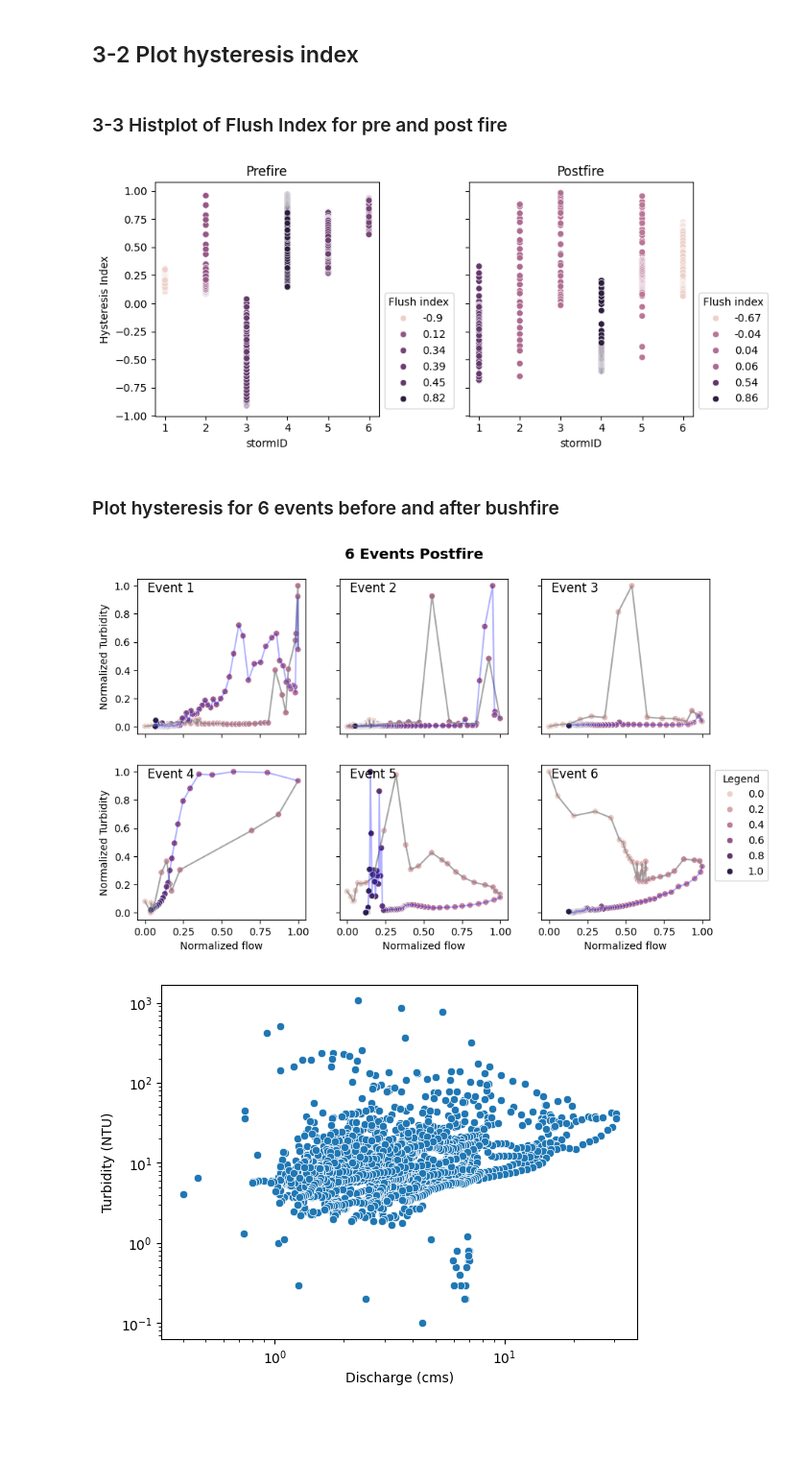
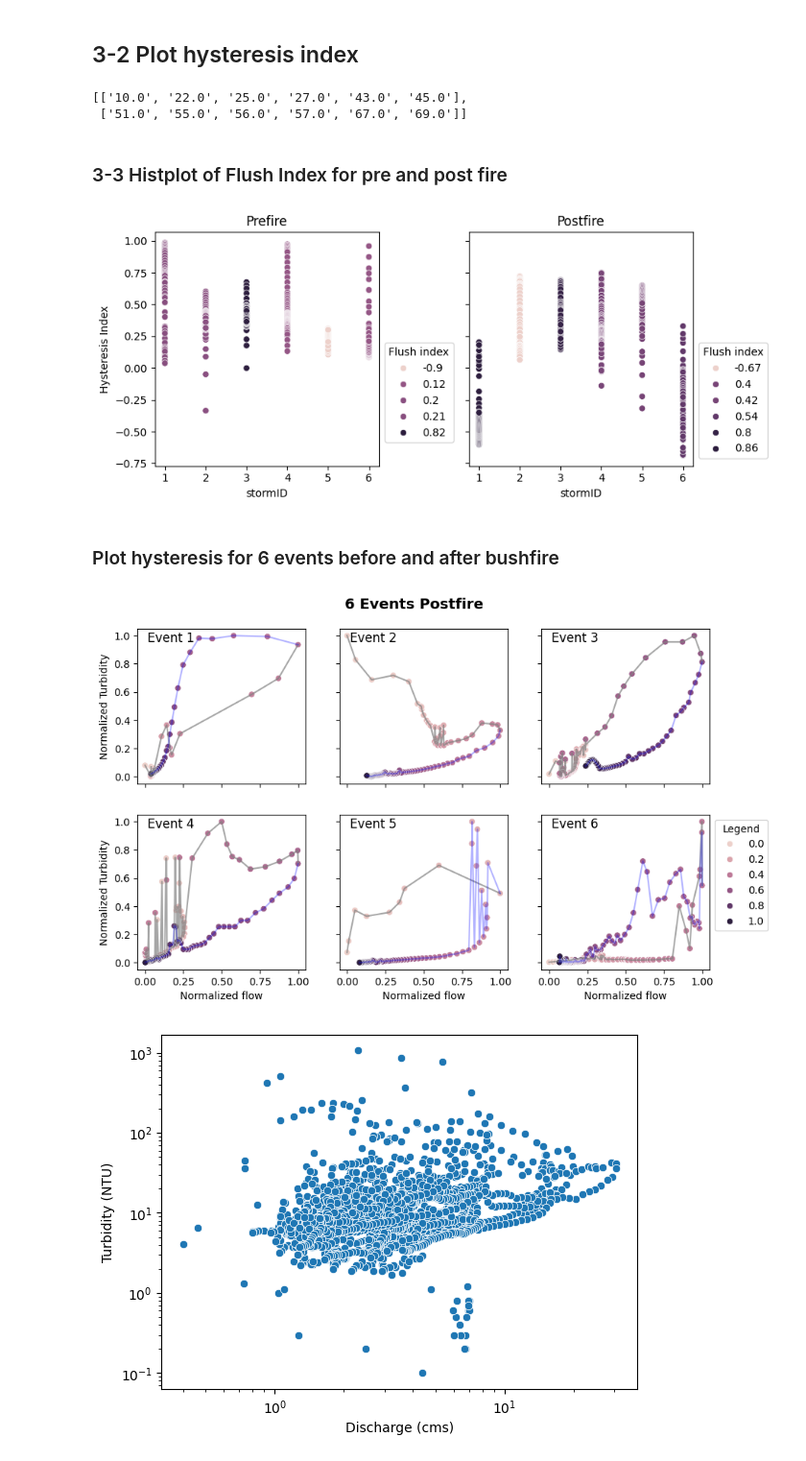
Before and after one commit to QianWanghhu/BushFireWQ, a Jupyter notebook: src/Explore_212058_CQ.ipynb, the cells around one changed output. Shown at 96% size. Cells and saved outputs as stored; diff of their text form; code cells hidden in the pictures; blank space fills up the shorter version.

```diff
--- a/src/Explore_212058_CQ.ipynb
+++ b/src/Explore_212058_CQ.ipynb
@@ -12,8 +14,8 @@ import os
 site = '212058'
 fig_dir = f'../output/figs/{site}/'
 date_postfire = pd.to_datetime('2020-01-17')
-date_postyear = pd.to_datetime('2021-12-30')
-date_preyear = pd.to_datetime('2017-01-01')
+date_postyear = pd.to_datetime('2021-06-30')
+date_preyear = pd.to_datetime('2015-01-01')
 freq = 'Hourly'
 font_size = 14
 Q_thre = 1
@@ -148,13 +129,21 @@ hys_fn = 'QAbove_1_212058_StormEventClean.csv'
 hys_df = pd.read_csv(f'../output/CQ_analysis/{site}/' + hys_fn, index_col='id')
 hys_df['start'] = pd.to_datetime(hys_df['start'], format='mixed', dayfirst=True)
 hys_df['end'] = pd.to_datetime(hys_df['end'], format='mixed', dayfirst=True)
-hys_df.stormID = hys_df.stormID.astype('str')
 pre_hys = hys_df[(hys_df['end'] < date_postfire) & (hys_df['start'] >= date_preyear)].dropna()
 post_hys = hys_df[(hys_df['start'] >= date_postfire) & (hys_df['end'] <= date_postyear)].dropna()
 
 # Select six events of the max peak flow during each periods
 six_events = [pre_hys['q_peak'].nlargest(6).index, post_hys['q_peak'].nlargest(6).index]
 six_eventID = [[pre_hys.loc[ii, :].stormID for ii in six_events[0]], [post_hys.loc[jj, :].stormID for jj in six_events[1]]]
+six_eventID[0].sort()
+six_eventID[1].sort()
+six_eventID[0] = list(map(str, six_eventID[0]))
+six_eventID[1] = list(map(str, six_eventID[1]))
+# %%
+six_eventID
+# %% [output]
+[['10.0', '22.0', '25.0', '27.0', '43.0', '45.0'],
+ ['51.0', '55.0', '56.0', '57.0', '67.0', '69.0']]
 # %%
 # import data
 hys_fn = 'HysteresisEventClean.csv'
@@ -194,46 +183,45 @@ axes[1].legend(loc='upper left', bbox_to_anchor=(1, 0.55), title='Flush index')
 plt.tight_layout()
 plt.savefig(f'{fig_dir}HystFlshIndexScatter.png', format = 'png', dpi=300)
 # %% [output]
-[figure, old version]
+[figure, new version]
 # %% [markdown]
 ### Plot hysteresis for 6 events before and after bushfire
 # %%
 # Select 9 events before and after fire
 # Read storm event data
-Q_thre = 1
 storm_data = pd.read_csv('../output/CQ_analysis/212058/' + \
                         f'Q_above_{Q_thre}_212058_StormEventRefilterData.csv', \
                         index_col = 'id')
 # Set stormID to str format
 # Select six events of the max peak flow during each periods
 fig, axes = plt.subplots(nrows=2, ncols=3, sharex=True, sharey=True, figsize=(10, 6))
 title = ['6 Events Prefire', '6 Events Postfire'][1]
 dt_plot = six_eventID[1] # six_eventID[1] for postfire events and six_eventID[0] for prefire events
 kk = 0
 for ii in range(2):
     for jj in range(3):
         # Simplified condition for legend
         lgnd = kk == 5
         hys_temp = storm_data[storm_data['stormID'] == float(dt_plot[kk])]
         peak_idx = hys_temp['norm_tot_q'].idxmax()
         # Plot the hysteresis for each period
         sns.scatterplot(hys_temp, x = 'norm_tot_q', y ='norm_c', hue='norm_ts', \
                         ax = axes[ii, jj], legend=lgnd)
         sns.lineplot(hys_temp.loc[:peak_idx, :], x = 'norm_tot_q', y ='norm_c', \
                         ax = axes[ii, jj], legend=lgnd, color='grey', alpha=0.7)
         sns.lineplot(hys_temp.loc[peak_idx:, :], x = 'norm_tot_q', y ='norm_c', \
                         ax = axes[ii, jj], legend=lgnd, color='blue', alpha=0.3)
         kk += 1
         axes[ii, jj].set_title(f'Event {kk}', loc='center', pad=10, x=0.2, y=0.85)
     # Set labels
     axes[ii, 0].set_ylabel('Normalized Turbidity')
 for ii in range(3):
     axes[1, ii].set_xlabel('Normalized flow')
 plt.suptitle(title, fontsize=font_size, fontweight='bold', y=0.95)
 axes[1, 2].legend(loc='upper left', bbox_to_anchor=(1, 1), title='Legend')
 plt.savefig(f'{fig_dir}{title}Hysteresis.png', format='png', dpi=300)
 # %% [output]
-[figure, old version]
+[figure, new version]
 # %%
 ## Explore the relationship in 1/n space
 # Read storm event data
```
Also changed, not shown: parts of 6 cells of this notebook, 13 other files.
